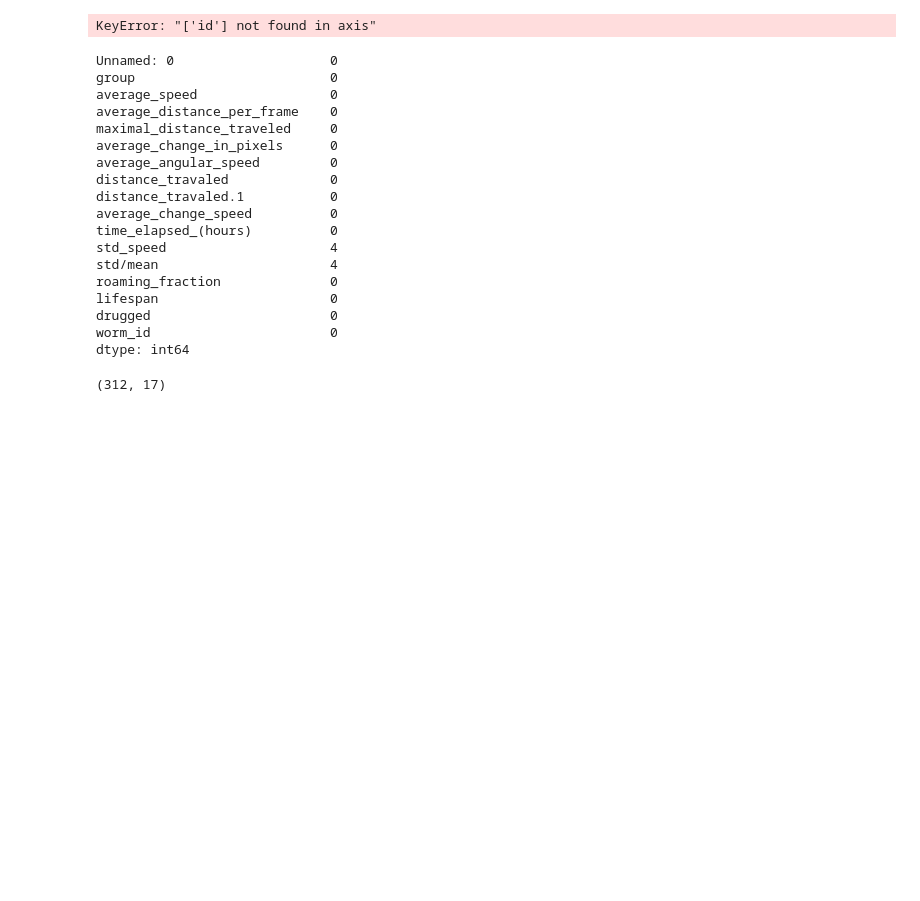
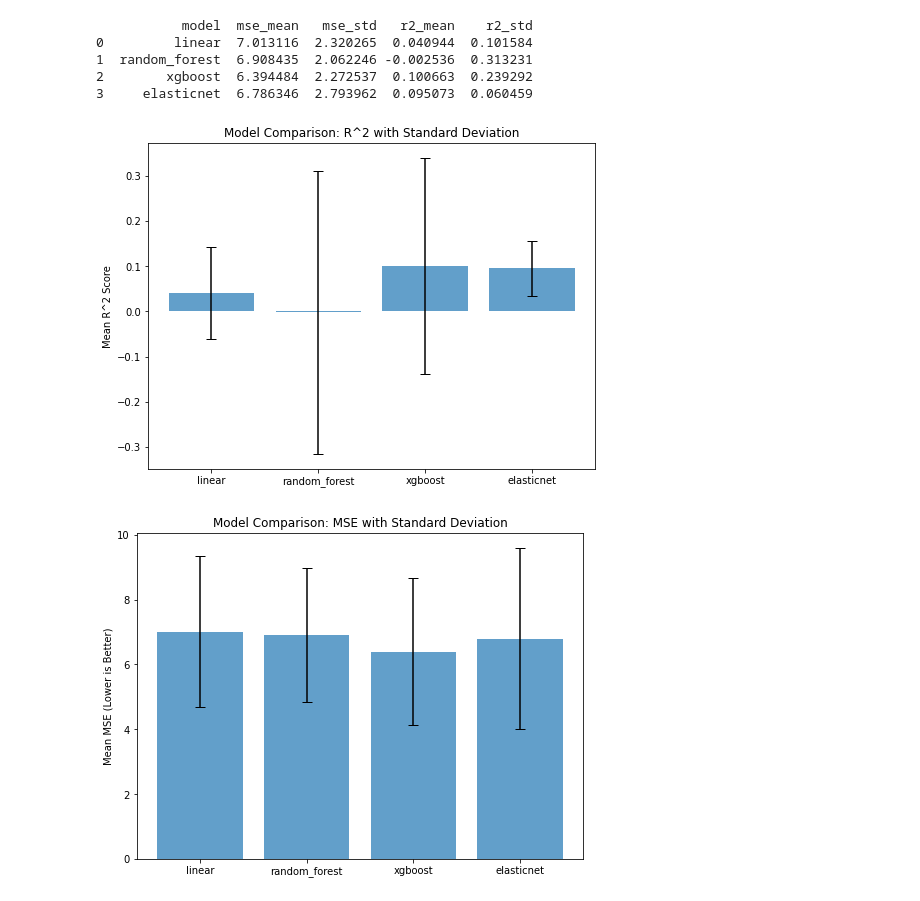
Before and after one commit to srsingh04/mlproject2, a Jupyter notebook: lifespan_exploration/lifespan_estimation.ipynb, the cells around one changed output. Saved outputs shown, nothing was run; the diff lists cells and outputs as text; code cells hidden in the pictures; blank space fills up the shorter version.

```diff
--- a/lifespan_exploration/lifespan_estimation.ipynb
+++ b/lifespan_exploration/lifespan_estimation.ipynb
@@ -145,2 +77,0 @@ y_test max min 20.770671296296296 16.754652777777782
-# %%
-model, mse, r2 = predict_lifespan(data, model_select="xgboost")
@@ -239,32 +78,36 @@ Highly correlated: average_angular_speed_mean and std/mean_mean with correlation
-# %%
-model, mse, r2 = predict_lifespan(aggregated_data, model_select="xgboost")
-# %% [output]
-KeyError: "['id'] not found in axis"
 # %%
-csv2 = 'mergedworms_final.csv'# Read the CSV file
-data2 = pd.read_csv(csv2)
+csv3 = '../lifespan_merged_datasets/mergedworms_final.csv'# Read the CSV file
+data3 = pd.read_csv(csv3)
+
+np.random.seed(40)
-# %%
-data2.isna().sum()
-# %% [output]
-Unnamed: 0                    0
-group                         0
-average_speed                 0
-average_distance_per_frame    0
-maximal_distance_traveled     0
-average_change_in_pixels      0
-average_angular_speed         0
-distance_travaled             0
-distance_travaled.1           0
-average_change_speed          0
-time_elapsed_(hours)          0
-std_speed                     4
-std/mean                      4
-roaming_fraction              0
-lifespan                      0
-drugged                       0
-worm_id                       0
-dtype: int64
-# %%
-data2.shape
-# %% [output]
-(312, 17)
+# %%
+results3 = []
+models = ["linear", "random_forest", "xgboost", "elasticnet"]
+
+for model in models:
+    result = evaluate_model_kfold(data3, model_select=model)
+    results3.append(result)
+
+# Convert to DataFrame
+results3_df = pd.DataFrame(results3)
+print(results3_df)
+
+plt.figure(figsize=(8, 6))
+plt.bar(results3_df["model"], results3_df["r2_mean"], yerr=results3_df["r2_std"], capsize=5, alpha=0.7)
+plt.ylabel("Mean R^2 Score")
+plt.title("Model Comparison: R^2 with Standard Deviation")
+plt.show()
+
+plt.figure(figsize=(8, 6))
+plt.bar(results3_df["model"], results3_df["mse_mean"], yerr=results3_df["mse_std"], capsize=5, alpha=0.7)
+plt.ylabel("Mean MSE (Lower is Better)")
+plt.title("Model Comparison: MSE with Standard Deviation")
+plt.show()
+# %% [output]
+           model  mse_mean   mse_std   r2_mean    r2_std
+0         linear  7.013116  2.320265  0.040944  0.101584
+1  random_forest  6.908435  2.062246 -0.002536  0.313231
+2        xgboost  6.394484  2.272537  0.100663  0.239292
+3     elasticnet  6.786346  2.793962  0.095073  0.060459
+[figure, added]
+[figure, added]
```
Also changed, not shown: parts of 14 cells of this notebook, 2 other files.
